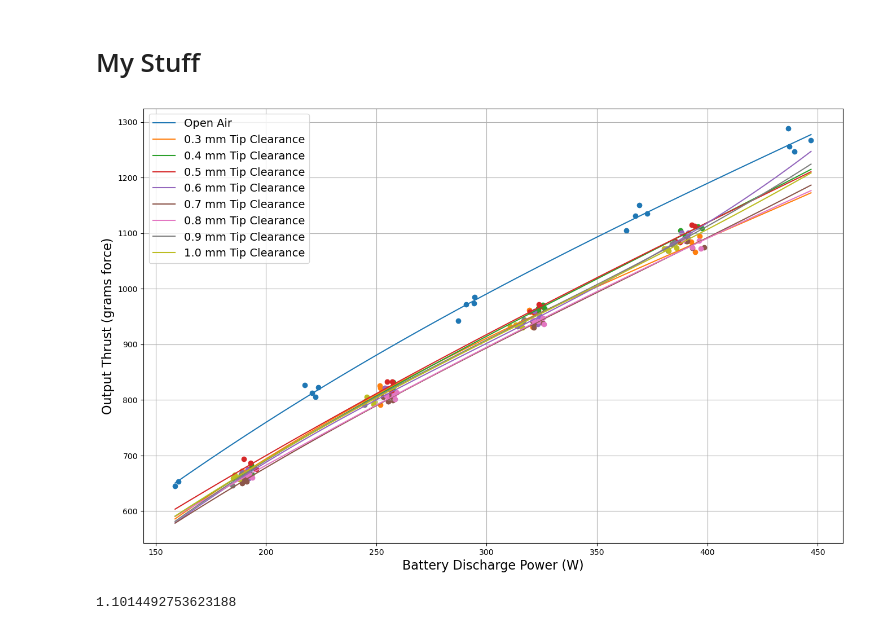
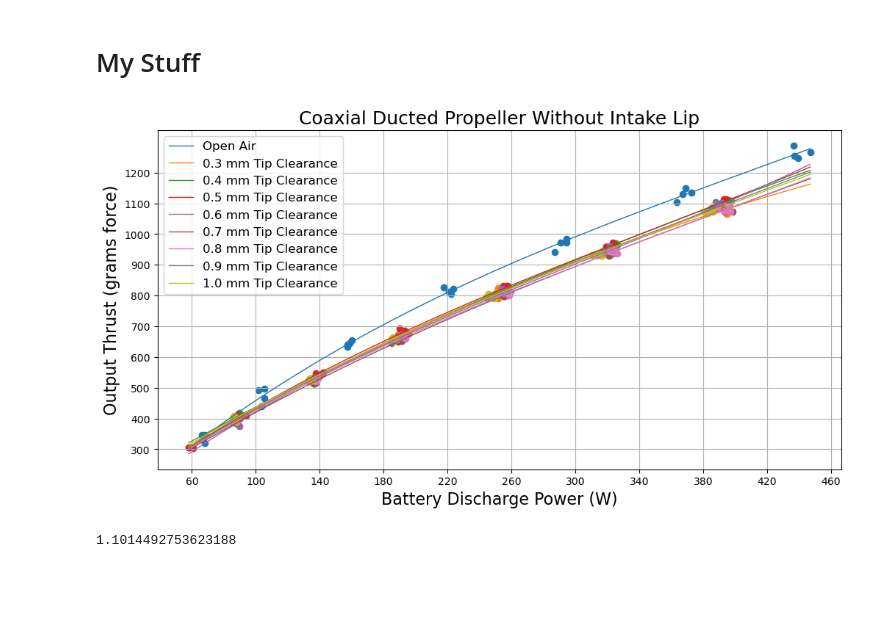
Before and after one commit to gtaharaedmonds/coaxial-drone, a Jupyter notebook: thrust_jig/test_runner/fine_tip_clearance_experiment_notebook.ipynb, the cells around one changed output. Cells and saved outputs as stored; diff of their text form; code cells hidden in the pictures; blank space fills up the shorter version.

```diff
--- a/thrust_jig/test_runner/fine_tip_clearance_experiment_notebook.ipynb
+++ b/thrust_jig/test_runner/fine_tip_clearance_experiment_notebook.ipynb
@@ -390,8 +411,8 @@ import numpy as np
 
 DEGREE = 3
 N = 100
-min_thrust = hover_thrust_g - 110
-max_thrust = payload_thrust_g - 75
+min_thrust = 300
+max_thrust = payload_thrust_g
 
 x_label = "batt_power_mean"
 y_label = "thrust_mean_g"
@@ -406,37 +427,40 @@ def extract_roi(grp, x_label, ylabel, min_thrust, max_thrust):
     x = grp[x_label].to_numpy()
     y = grp[y_label].to_numpy()
     err = grp[err_label].to_numpy()
     return x, y, err
 
 
-plt.figure(figsize=(16, 10))
+plt.figure(figsize=(12, 6))
 
 # Analyze data.
 for n, grp in df_thrust_power.groupby("tip_clearance_mm"):
     x, y, err = extract_roi(grp, x_label, y_label, min_thrust, max_thrust)
     x_min = min(x_min, min(x))
     x_max = max(x_max, max(x))
 
 x_dense = np.linspace(x_min, x_max, N)
 
 # Plot inerpolation.
 for n, grp in df_thrust_power.groupby("tip_clearance_mm"):
     x, y, err = extract_roi(grp, x_label, y_label, min_thrust, max_thrust)
     coeffs = np.polyfit(x, y, DEGREE)
     poly = np.poly1d(coeffs)
     legend_label = str(n) + " mm Tip Clearance"
     if (n == 0.0): legend_label = "Open Air"
 
-    plt.plot(x_dense, poly(x_dense), label=legend_label)
+    plt.plot(x_dense, poly(x_dense), label=legend_label, linewidth=1)
     plt.scatter(x, y)
 
 plt.xlabel("Battery Discharge Power (W)", fontsize=16)
 plt.ylabel("Output Thrust (grams force)", fontsize=16)
+plt.title('Coaxial Ducted Propeller Without Intake Lip', fontsize=18)
 plt.grid()
-plt.legend(fontsize=14)
+plt.legend(fontsize=12)
+plt.xticks(np.arange(60, 461, 40))
+plt.yticks(np.arange(300, 1201, 100))
 plt.show()
 # %% [output]
-[figure, old version]
+[figure, new version]
 # %%
 760/690
 # %% [output]
```
Also changed, not shown: parts of 12 cells of this notebook, 8 other files.
